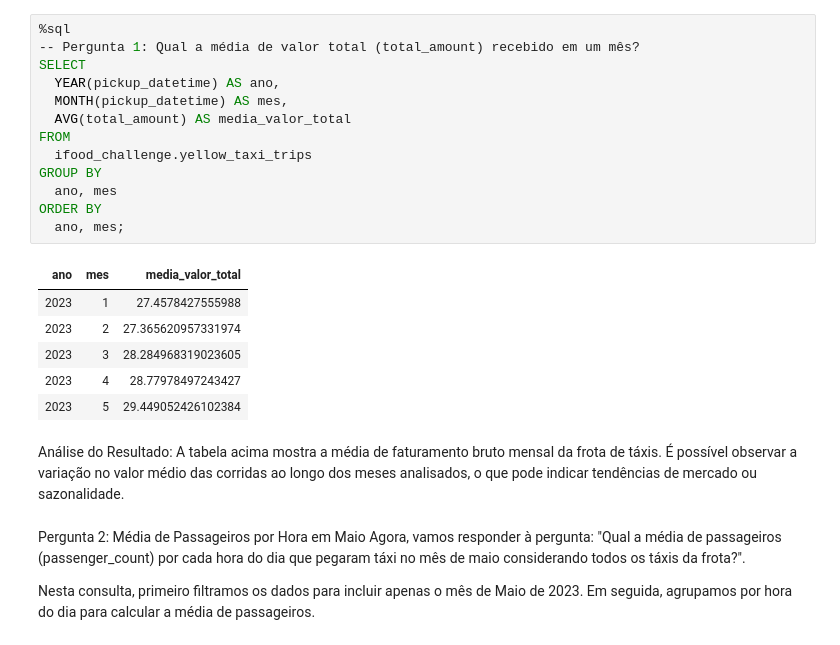
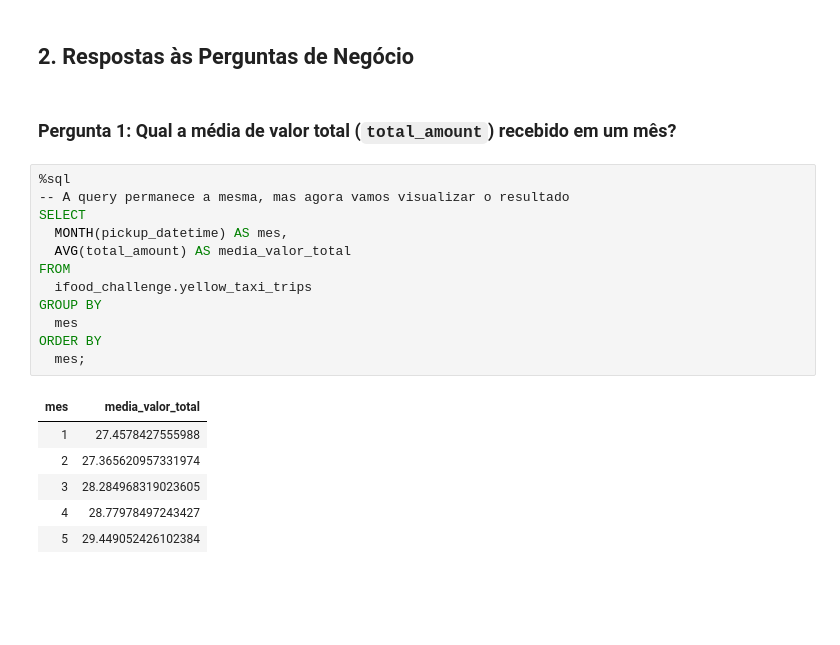
Before and after one commit to jwell91/ifood-case, a Jupyter notebook: analysis/analises.ipynb, the cells around one changed output. Cells and saved outputs as stored; diff of their text form; blank space fills up the shorter version.

Commit message:
Versão final do projeto com notebooks de ingestão, análise e documentação

```diff
--- a/analysis/analises.ipynb
+++ b/analysis/analises.ipynb
@@ -6,27 +85,23 @@ Para isso, agrupamos os dados por ano e mês e aplicamos a função de agregaç
+# %% [markdown]
+## 2. Respostas às Perguntas de Negócio
+# %% [markdown]
+### Pergunta 1: Qual a média de valor total (`total_amount`) recebido em um mês?
 # %%
 %sql
--- Pergunta 1: Qual a média de valor total (total_amount) recebido em um mês?
+-- A query permanece a mesma, mas agora vamos visualizar o resultado
 SELECT
-  YEAR(pickup_datetime) AS ano,
   MONTH(pickup_datetime) AS mes,
   AVG(total_amount) AS media_valor_total
 FROM
   ifood_challenge.yellow_taxi_trips
 GROUP BY
-  ano, mes
+  mes
 ORDER BY
-  ano, mes;
+  mes;
 # %% [output]
-| ano | mes | media_valor_total |
-| 2023 | 1 | 27.4578427555988 |
-| 2023 | 2 | 27.365620957331974 |
-| 2023 | 3 | 28.284968319023605 |
-| 2023 | 4 | 28.77978497243427 |
-| 2023 | 5 | 29.449052426102384 |
+| mes | media_valor_total |
+| 1 | 27.4578427555988 |
+| 2 | 27.365620957331974 |
+| 3 | 28.284968319023605 |
+| 4 | 28.77978497243427 |
+| 5 | 29.449052426102384 |
-# %% [markdown]
-Análise do Resultado: A tabela acima mostra a média de faturamento bruto mensal da frota de táxis. É possível observar a variação no valor médio das corridas ao longo dos meses analisados, o que pode indicar tendências de mercado ou sazonalidade.
-# %% [markdown]
-Pergunta 2: Média de Passageiros por Hora em Maio
-Agora, vamos responder à pergunta: "Qual a média de passageiros (passenger_count) por cada hora do dia que pegaram táxi no mês de maio considerando todos os táxis da frota?".
-
-Nesta consulta, primeiro filtramos os dados para incluir apenas o mês de Maio de 2023. Em seguida, agrupamos por hora do dia para calcular a média de passageiros.
```
Also changed, not shown: parts of 18 cells of this notebook, 2 other files.
